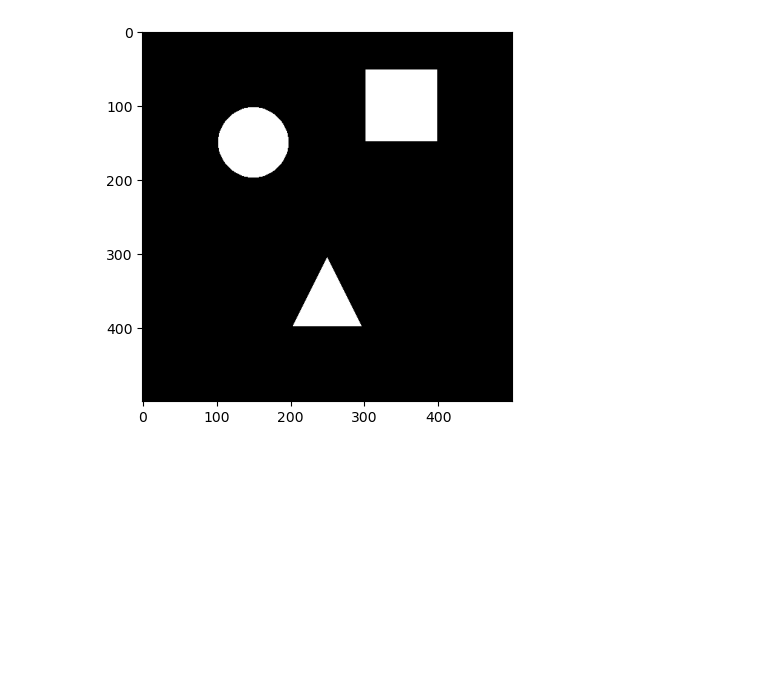
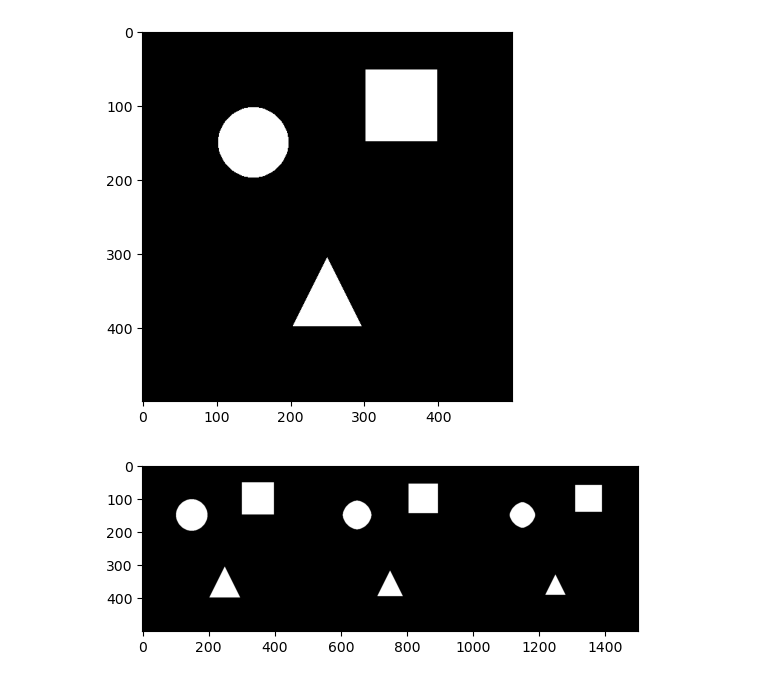
Before and after one commit to phoenix102030/CV_learning, a Jupyter notebook: opencv/img_proc.ipynb, the cells around one changed output. Cells and saved outputs as stored; diff of their text form; code cells hidden in the pictures; blank space fills up the shorter version.

Commit message:
erosion, dilation, opening, closing, gradient, Tophat and Blackhat

```diff
--- a/opencv/img_proc.ipynb
+++ b/opencv/img_proc.ipynb
@@ -175,3 +176,12 @@ plt.imshow(erosion)
 plt.show()
 # %% [output]
 [figure]
+# %%
+erosion_1 = cv2.erode(e_img, kernel, iterations = 1)
+erosion_2 = cv2.erode(e_img, kernel, iterations = 3)
+erosion_3 = cv2.erode(e_img, kernel, iterations = 5)
+e_merged = np.hstack((erosion_1, erosion_2, erosion_3))
+plt.imshow(e_merged)
+plt.show()
+# %% [output]
+[figure, added]
```
Also changed, not shown: parts of 12 cells of this notebook.
